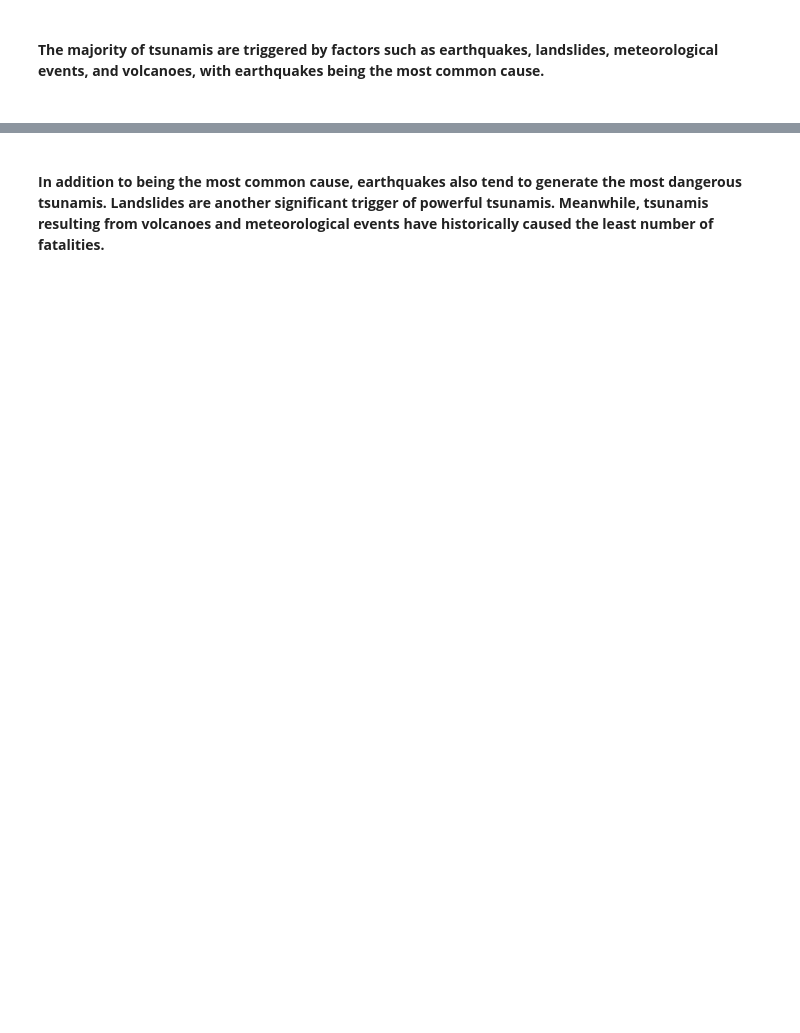
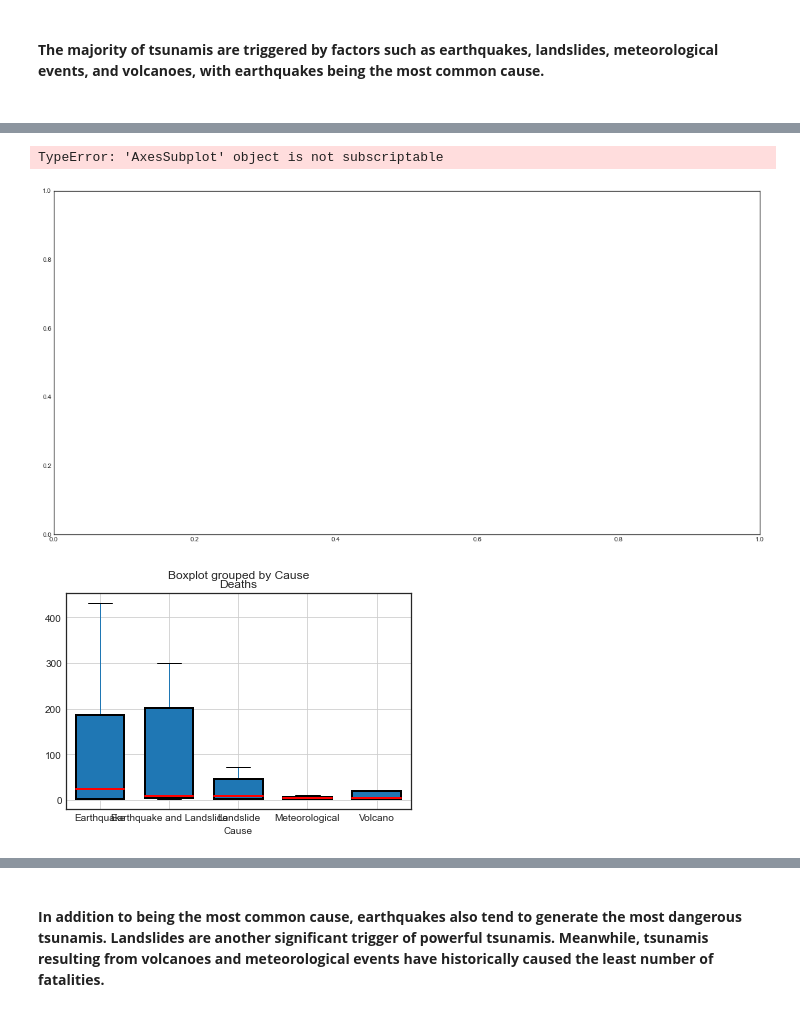
Before and after one commit to Mobrant/Tsunami, a Jupyter notebook: Tsunami analysis.ipynb, the cells around one changed output, grey strips where cells are left out. Cells and saved outputs as stored; diff of their text form; code cells hidden in the pictures; blank space fills up the shorter version.

Commit message:
trying to change from plotly to matplot

```diff
--- a/Tsunami analysis.ipynb
+++ b/Tsunami analysis.ipynb
@@ -365,7 +361,30 @@ fig.show()
 <br>
 # %%
 colors=['gold', 'mediumturquoise', 'darkorange', 'lightgreen','blue']
-fig = px.box(df[(df.Deaths>0) & (df.Cause.isin(['Earthquake','Landslide','Earthquake and Landslide','Meteorological','Volcano']))],
-             x="Cause", y="Deaths", points="all",log_y=True,color='Cause',template='plotly_white',color_discrete_sequence=colors,title="<b>Tsunami Death By Different Cause")
-fig.show()
+filtered_df = df[(df['Deaths'] > 0) & (df['Cause'].isin(['Earthquake', 'Landslide', 'Earthquake and Landslide', 'Meteorological', 'Volcano']))]
+
+# Set the color sequence
+colors = ['gold', 'mediumturquoise', 'darkorange', 'lightgreen', 'lightcoral']
+
+# Create a box plot
+fig, ax = plt.subplots(figsize=(20, 10))
+boxprops = dict(linewidth=2, color='black')
+medianprops = dict(linewidth=2, color='red')
+bp = filtered_df.boxplot(column='Deaths', by='Cause', patch_artist=True, showfliers=False, boxprops=boxprops, medianprops=medianprops, widths=0.7)
+
+# Customize the boxplot
+for i, patch in enumerate(bp['boxes']):
+    patch.set_facecolor(colors[i])
+
+# Set the title
+ax.set_title("Tsunami Death By Different Cause")
+plt.suptitle('')  # Remove the default title created by boxplot
+
+plt.yscale('log')  # Logarithmic scale for the y-axis
+plt.ylabel('Log Scale of Deaths')
+
+# Customize x-axis labels
+ax.set_xticklabels(filtered_df['Cause'], rotation=45, ha='right')
+
+plt.show()
 # %% [output]
@@ -372,0 +391,3 @@ fig.show()
+TypeError: 'AxesSubplot' object is not subscriptable
+[figure, added]
+[figure, added]
```
Also changed, not shown: parts of 10 cells of this notebook.
